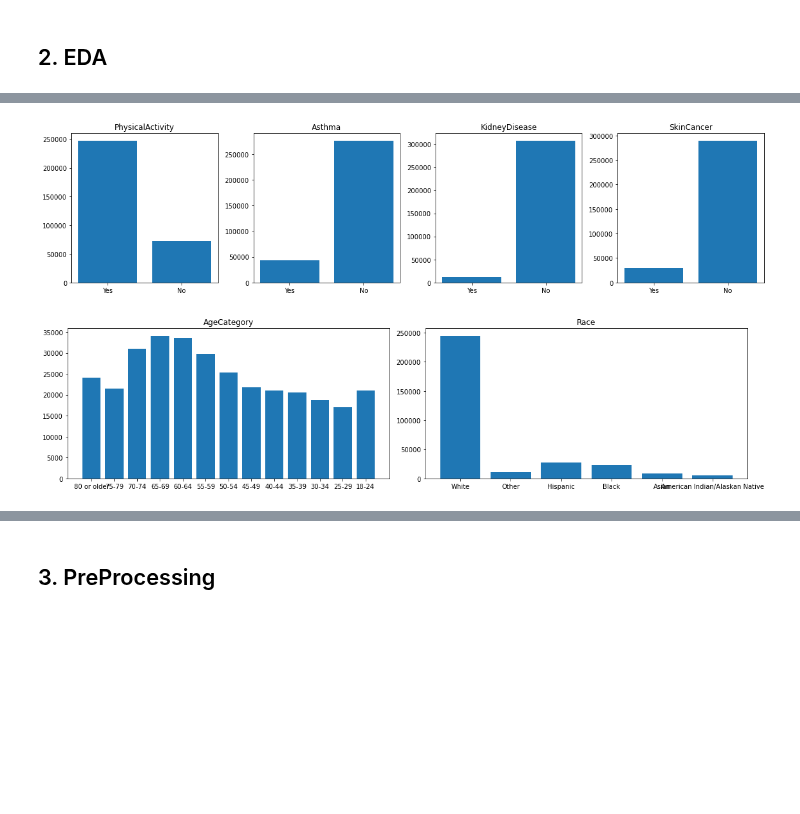
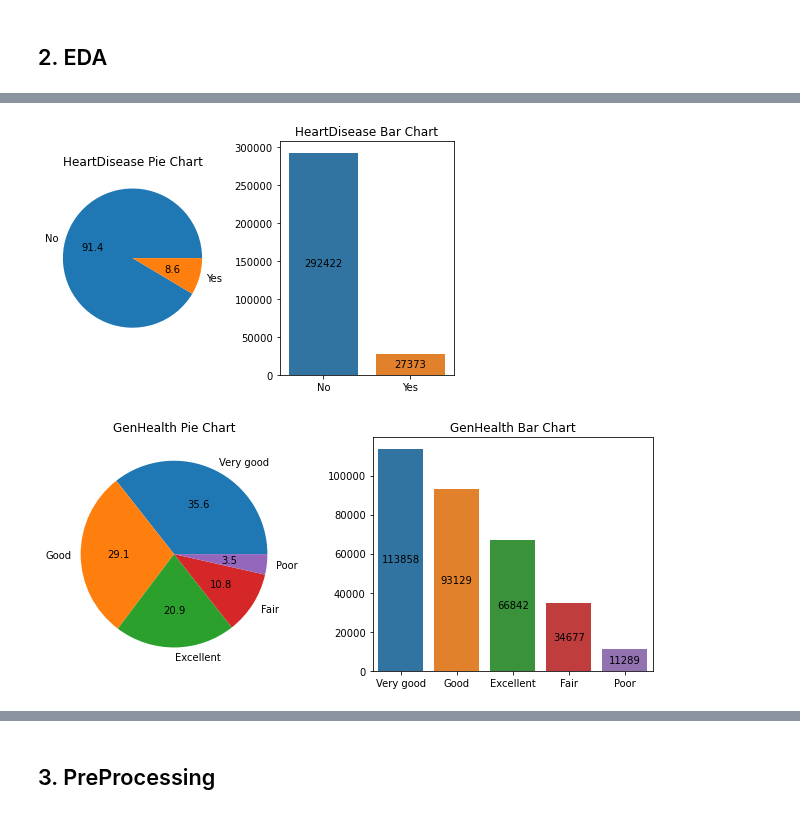
Before and after one commit to iss760/machine-learning, a Jupyter notebook: model/Light_GBM.ipynb, the cells around one changed output, grey strips where cells are left out. Cells and saved outputs as stored; diff of their text form; code cells hidden in the pictures; blank space fills up the shorter version.

```diff
--- a/model/Light_GBM.ipynb
+++ b/model/Light_GBM.ipynb
@@ -115,10 +86,52 @@ show_bar(heart_data, cols)
-# %%
-cols = ['PhysicalActivity', 'Asthma', 'KidneyDisease', 'SkinCancer']
-show_bar(heart_data, cols)
-# %% [output]
-[figure, removed]
-# %%
-cols = ['AgeCategory', 'Race']
-show_bar(heart_data, cols)
-# %% [output]
-[figure, removed]
+# %%
+# 변수의 분포를 보여주는 함수
+def show_distribution(df, col):
+    """
+    :param df: (DataFrame) 데이터
+    :param col: (str) 분포를 볼 칼럼명
+    :return: None
+    """
+    # 카디널리티 계산
+    cardinality = len(df[col].unique())
+
+    # 카디널리티가 작은 경우 (범주형에 가까운)
+    if cardinality < 20:
+        fig, axs = plt.subplots(1, 2, figsize=(4 + cardinality, 4))
+
+        # 파이차트, 바차트 그리기
+        df_cnt = df[col].value_counts()
+        axs[0].pie(df_cnt, labels=df_cnt.index, autopct='%1.1f')
+        sns.barplot(x=df_cnt.index, y=df_cnt.values, data=df, ax=axs[1])
+
+        # 바 차트에 숫자 표시
+        for c in axs[1].containers:
+            axs[1].bar_label(c, label_type='center')
+
+        axs[0].set_title(col + ' Pie Chart')
+        axs[1].set_title(col + ' Bar Chart')
+
+    # 카디널리티가 큰 경우 (연속형에 가까운)
+    else:
+        fig, axs = plt.subplots(1, 2, figsize=(8, 4))
+
+        # 박스플롯, 히스토그램 그리기
+        sns.boxplot(x=col, data=df, orient='h', ax=axs[0])
+        sns.histplot(x=col, data=df, bins=50, ax=axs[1])
+
+        axs[0].set_title(col + ' Box Chart')
+        axs[1].set_title(col + ' Hist Chart')
+
+    fig.tight_layout()
+    plt.show()
+# %%
+# target 변수의 분포도 확인
+col = 'HeartDisease'
+show_distribution(heart_data, col)
+# %% [output]
+[figure, added]
+# %%
+# target 변수의 분포도 확인
+col = 'GenHealth'
+show_distribution(heart_data, col)
+# %% [output]
+[figure, added]
```
Also changed, not shown: parts of 9 cells of this notebook.
